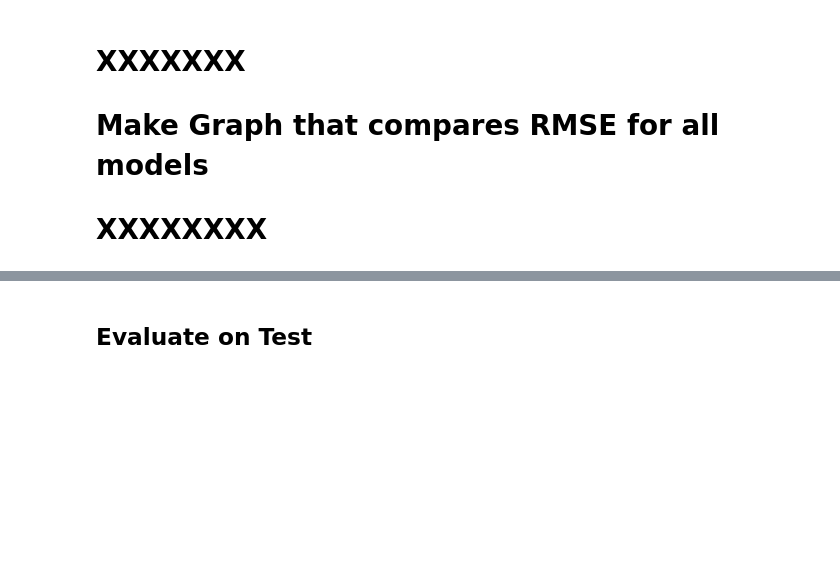
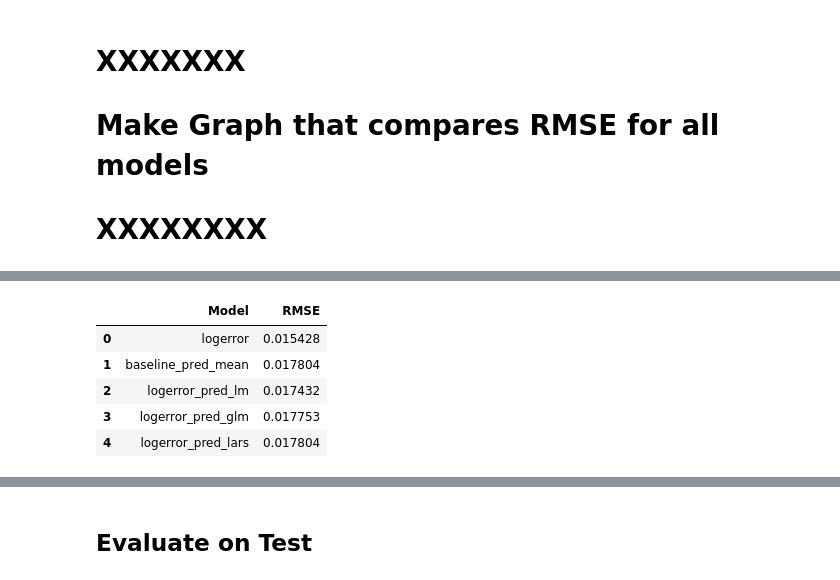
Before and after one commit to velasquez-wheeler/zillow_clustering_project, a Jupyter notebook: delme-wheeler-explore.ipynb, the cells around one changed output, grey strips where cells are left out. Cells and saved outputs as stored; diff of their text form; code cells hidden in the pictures; blank space fills up the shorter version.

```diff
--- a/delme-wheeler-explore.ipynb
+++ b/delme-wheeler-explore.ipynb
@@ -1070,0 +1078,12 @@ plt.show()
+# %%
+RMSE_compare = pd.DataFrame(y_validate.mean(axis=0))
+RMSE_compare = RMSE_compare.reset_index()
+RMSE_compare = RMSE_compare.rename(columns={0 : "RMSE", 'index' : 'Model'})
+RMSE_compare.head()
+# %% [output]
+|  | Model | RMSE |
+| 0 | logerror | 0.015428 |
+| 1 | baseline_pred_mean | 0.017804 |
+| 2 | logerror_pred_lm | 0.017432 |
+| 3 | logerror_pred_glm | 0.017753 |
+| 4 | logerror_pred_lars | 0.017804 |
```
Also changed, not shown: parts of 12 cells of this notebook.
